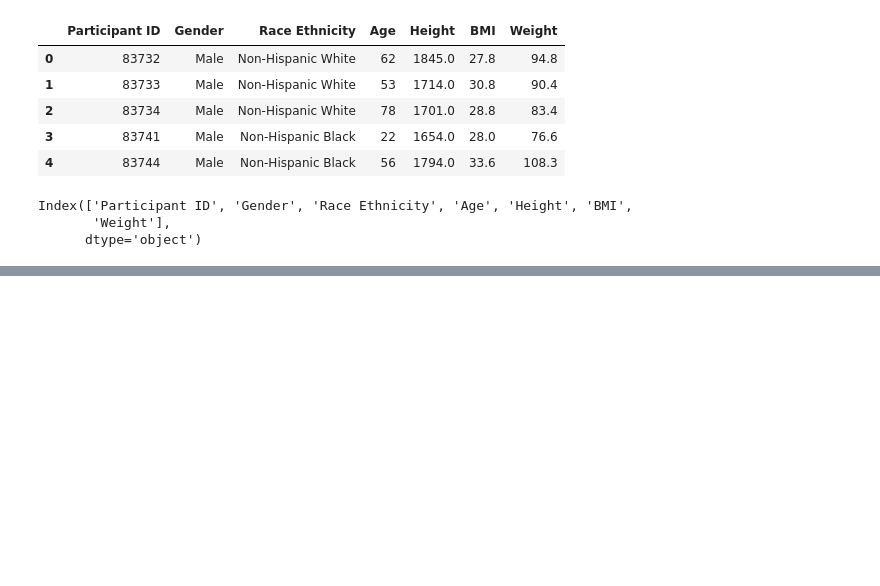
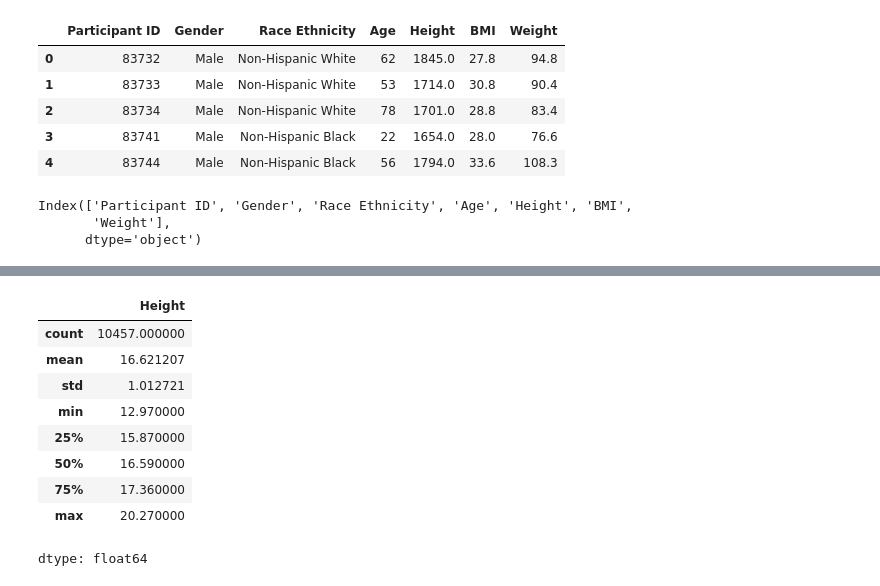
Before and after one commit to maliha-crypto/emptyrepository, a Jupyter notebook: Maliha_Rahman_DSRP.ipynb, the cells around one changed output, grey strips where cells are left out. Drawn from its saved outputs; the diff is of its cells as text; code cells hidden in the pictures; blank space fills up the shorter version.

```diff
--- a/Maliha_Rahman_DSRP.ipynb
+++ b/Maliha_Rahman_DSRP.ipynb
@@ -125,0 +172,14 @@ Index(['Participant ID', 'Gender', 'Race Ethnicity', 'Age', 'Height', 'BMI',
+# %%
+df["Height"] = df["Height"] / 10
+df["Height"].describe()
+# %% [output]
+|  | Height |
+| count | 10457.000000 |
+| mean | 16.621207 |
+| std | 1.012721 |
+| min | 12.970000 |
+| 25% | 15.870000 |
+| 50% | 16.590000 |
+| 75% | 17.360000 |
+| max | 20.270000 |
+dtype: float64
```
Also changed, not shown: parts of 12 cells of this notebook.
